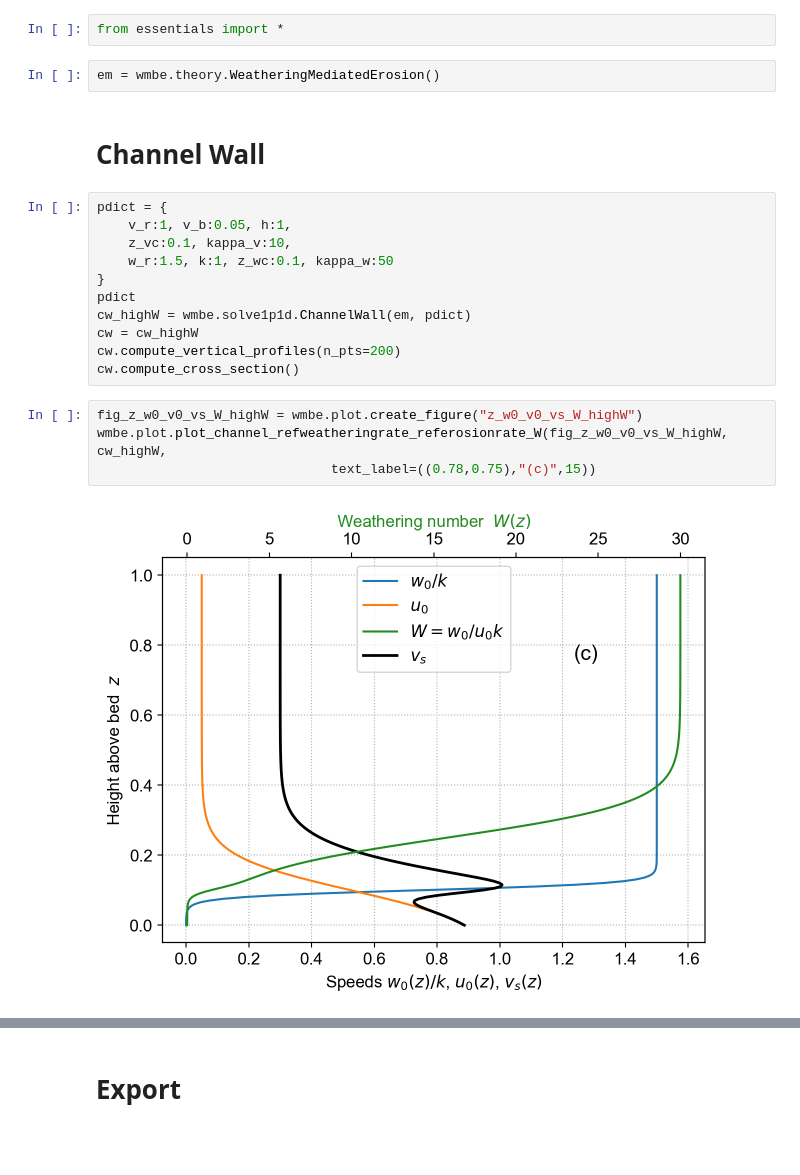
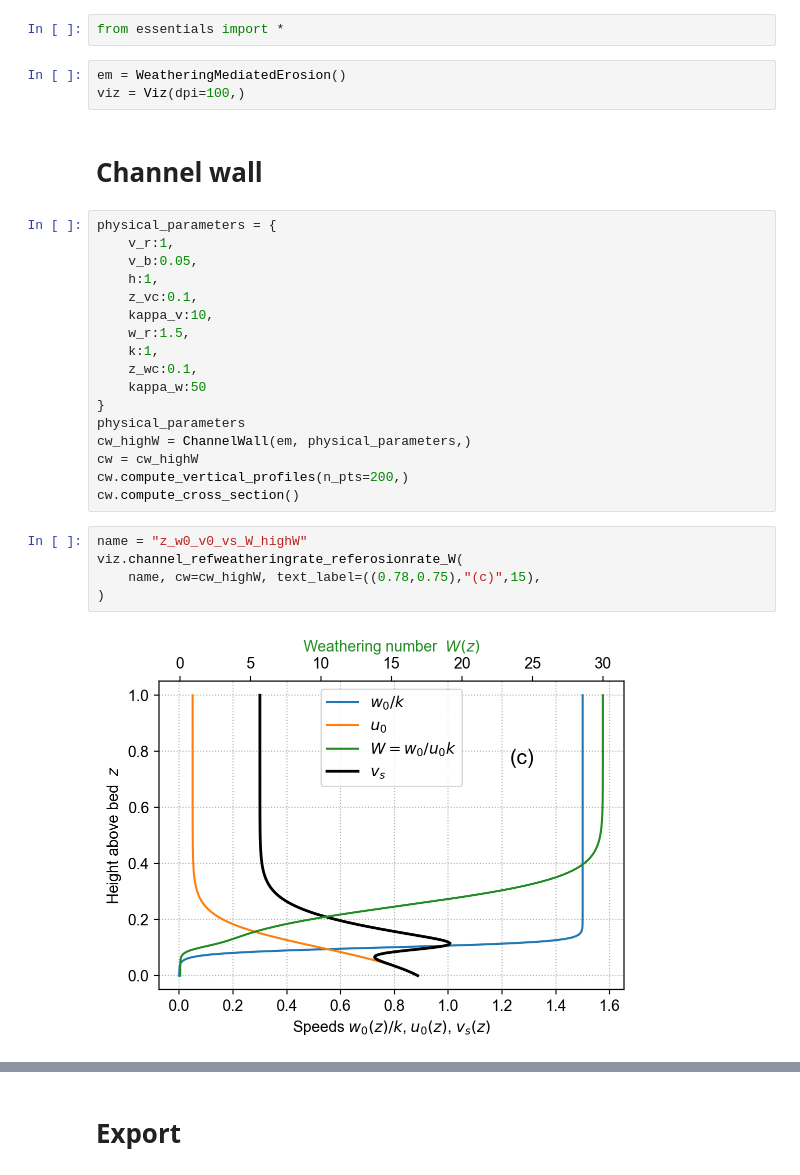
Before and after one commit to cstarkjp/WMBE, a Jupyter notebook: notebooks/Application.ipynb, the cells around one changed output, grey strips where cells are left out. Saved outputs shown, nothing was run; the diff lists cells and outputs as text; blank space fills up the shorter version.

```diff
--- a/notebooks/Application.ipynb
+++ b/notebooks/Application.ipynb
@@ -2,25 +2,33 @@
 # **Weathering mediated bedrock erosion: Application**
 # %%
 from essentials import *
-# %%
-em = wmbe.theory.WeatheringMediatedErosion()
+# %%
+em = WeatheringMediatedErosion()
+viz = Viz(dpi=100,)
 # %% [markdown]
-# Channel Wall
+# Channel wall
 # %%
-pdict = {
-    v_r:1, v_b:0.05, h:1,
-    z_vc:0.1, kappa_v:10,
-    w_r:1.5, k:1, z_wc:0.1, kappa_w:50
+physical_parameters = {
+    v_r:1,
+    v_b:0.05,
+    h:1,
+    z_vc:0.1,
+    kappa_v:10,
+    w_r:1.5,
+    k:1,
+    z_wc:0.1,
+    kappa_w:50
 }
-pdict
-cw_highW = wmbe.solve1p1d.ChannelWall(em, pdict)
+physical_parameters
+cw_highW = ChannelWall(em, physical_parameters,)
 cw = cw_highW
-cw.compute_vertical_profiles(n_pts=200)
+cw.compute_vertical_profiles(n_pts=200,)
 cw.compute_cross_section()
 # %%
-fig_z_w0_v0_vs_W_highW = wmbe.plot.create_figure("z_w0_v0_vs_W_highW")
-wmbe.plot.plot_channel_refweatheringrate_referosionrate_W(fig_z_w0_v0_vs_W_highW, cw_highW,
-                              text_label=((0.78,0.75),"(c)",15))
+name = "z_w0_v0_vs_W_highW"
+viz.channel_refweatheringrate_referosionrate_W(
+    name, cw=cw_highW, text_label=((0.78,0.75),"(c)",15),
+)
 # %% [output]
-[figure, old version]
+[figure, new version]
 # %%
```
Also changed, not shown: parts of 7 cells of this notebook, 5 other files.
